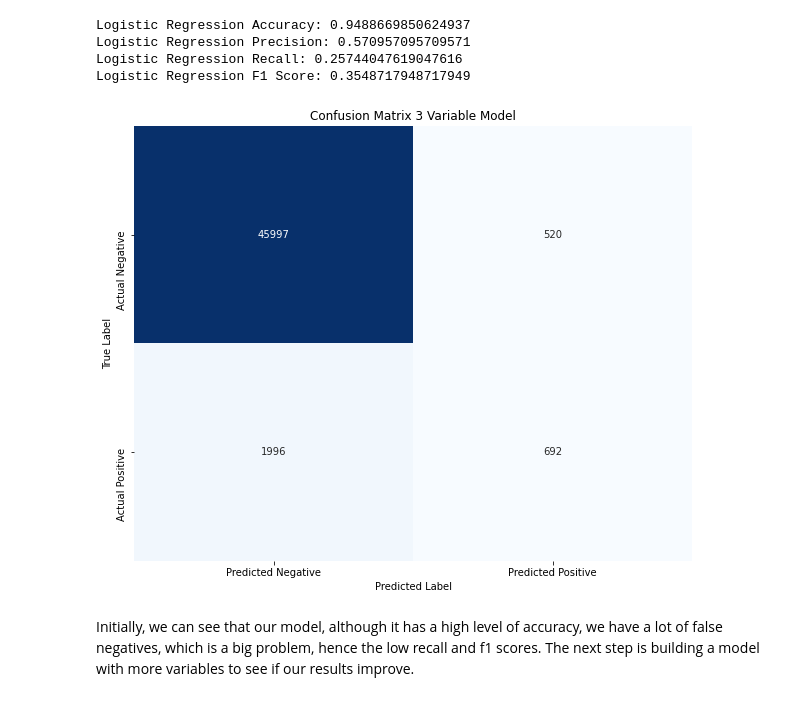
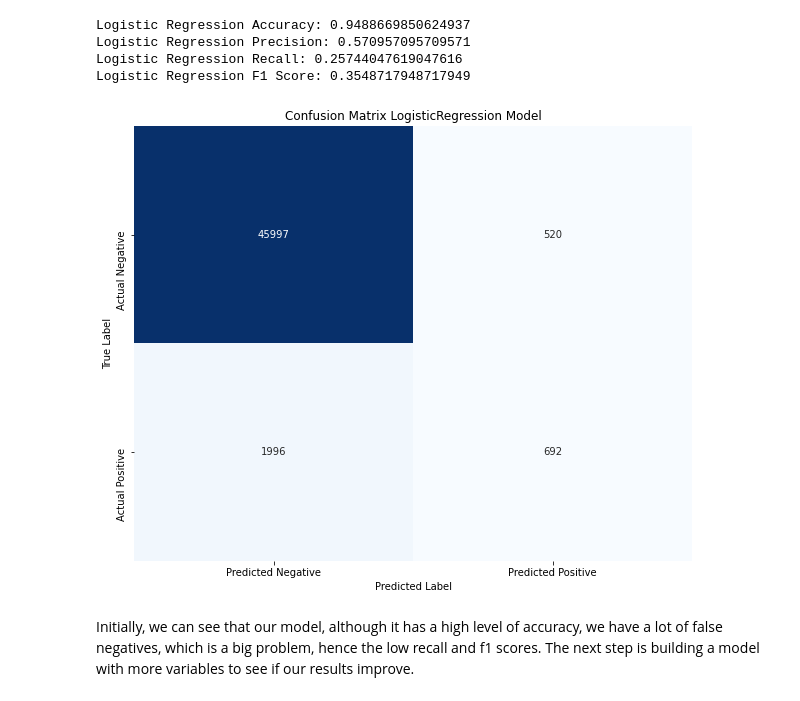
Before and after one commit to jackraiferbaruch/machine_learning_supervised_models, a Jupyter notebook: Heart Attack Prediction SML JRB.ipynb, the cells around one changed output. Saved outputs shown, nothing was run; the diff lists cells and outputs as text; code cells hidden in the pictures.

```diff
--- a/Heart Attack Prediction SML JRB.ipynb
+++ b/Heart Attack Prediction SML JRB.ipynb
@@ -366,14 +366,14 @@ lg_conf_matrix = confusion_matrix(y_test, lg_pred)
 # %%
 plt.figure(figsize=(10, 8))
 sns.heatmap(lg_conf_matrix, annot=True, cmap='Blues', fmt='d', cbar=False,
             xticklabels=['Predicted Negative', 'Predicted Positive'],
             yticklabels=['Actual Negative', 'Actual Positive'])
-plt.title('Confusion Matrix 3 Variable Model')
+plt.title('Confusion Matrix LogisticRegression Model')
 plt.xlabel('Predicted Label')
 plt.ylabel('True Label')
 plt.show()
 # %% [output]
-[figure, old version]
+[figure, new version]
 # %% [markdown]
 Initially, we can see that our model, although it has a high level of accuracy, we have a lot of false negatives, which is a big problem, hence the low recall and f1 scores. The next step is building a model with more variables to see if our results improve.
 # %% [markdown]
```
Also changed, not shown: parts of 1 cell of this notebook.
